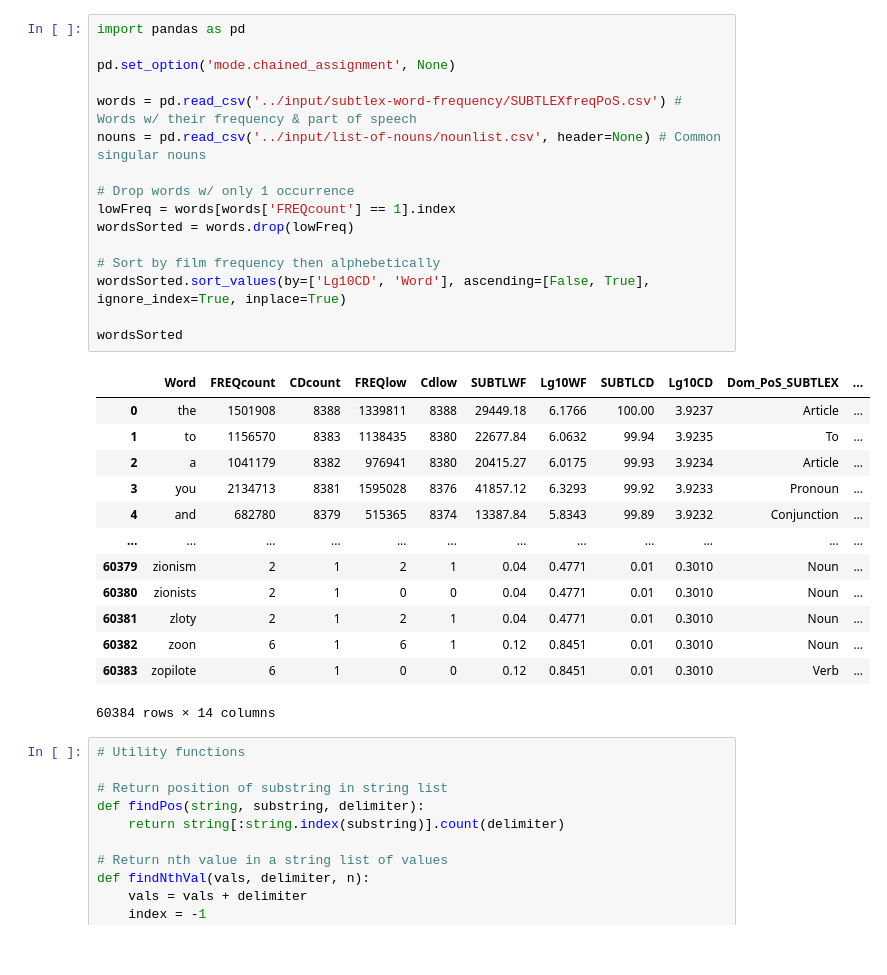
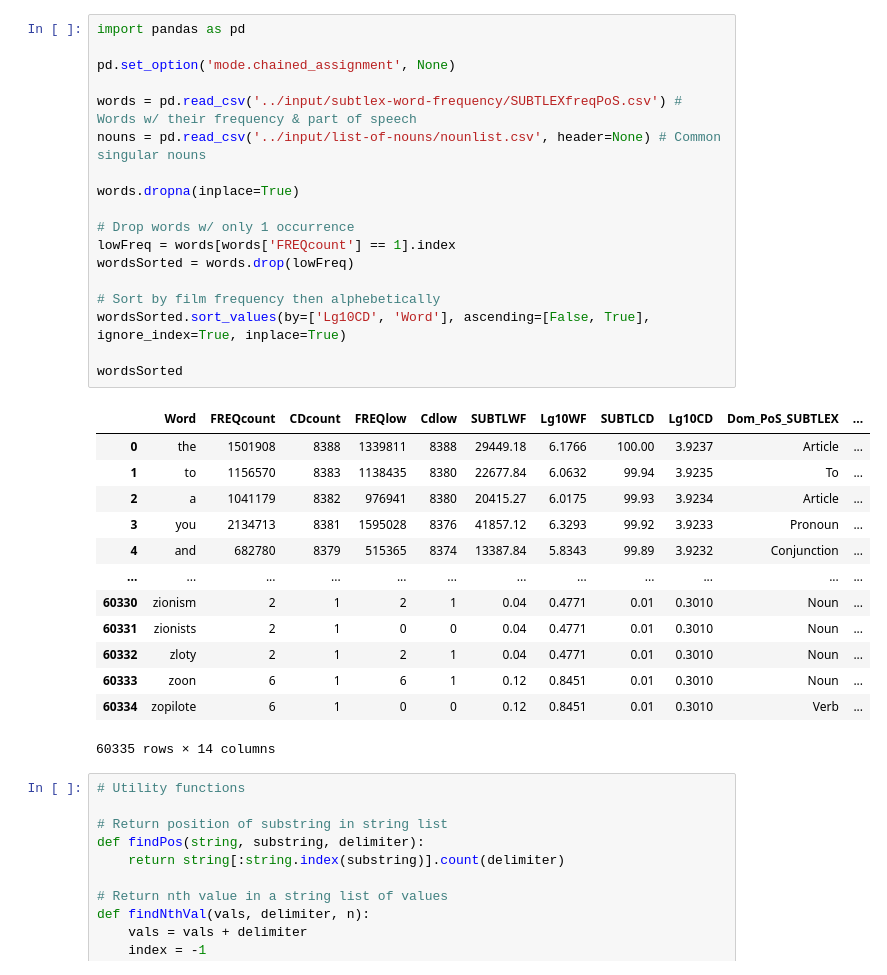
Before and after one commit to Luk3-V/Parse-SUBTLEX-Word-List, a Jupyter notebook: parse-subtlex-word-list.ipynb, the cells around one changed output. Saved outputs shown, nothing was run; the diff lists cells and outputs as text.

```diff
--- a/parse-subtlex-word-list.ipynb
+++ b/parse-subtlex-word-list.ipynb
@@ -1,33 +1,35 @@
 # %%
 import pandas as pd
 
 pd.set_option('mode.chained_assignment', None)
 
 words = pd.read_csv('../input/subtlex-word-frequency/SUBTLEXfreqPoS.csv') # Words w/ their frequency & part of speech
 nouns = pd.read_csv('../input/list-of-nouns/nounlist.csv', header=None) # Common singular nouns
+
+words.dropna(inplace=True)
 
 # Drop words w/ only 1 occurrence
 lowFreq = words[words['FREQcount'] == 1].index
 wordsSorted = words.drop(lowFreq)
 
 # Sort by film frequency then alphebetically
 wordsSorted.sort_values(by=['Lg10CD', 'Word'], ascending=[False, True], ignore_index=True, inplace=True)
 
 wordsSorted
 # %% [output]
 |  | Word | FREQcount | CDcount | FREQlow | Cdlow | SUBTLWF | Lg10WF | SUBTLCD | Lg10CD | Dom_PoS_SUBTLEX | ... |
 | 0 | the | 1501908 | 8388 | 1339811 | 8388 | 29449.18 | 6.1766 | 100.00 | 3.9237 | Article | ... |
 | 1 | to | 1156570 | 8383 | 1138435 | 8380 | 22677.84 | 6.0632 | 99.94 | 3.9235 | To | ... |
 | 2 | a | 1041179 | 8382 | 976941 | 8380 | 20415.27 | 6.0175 | 99.93 | 3.9234 | Article | ... |
 | 3 | you | 2134713 | 8381 | 1595028 | 8376 | 41857.12 | 6.3293 | 99.92 | 3.9233 | Pronoun | ... |
 | 4 | and | 682780 | 8379 | 515365 | 8374 | 13387.84 | 5.8343 | 99.89 | 3.9232 | Conjunction | ... |
 | ... | ... | ... | ... | ... | ... | ... | ... | ... | ... | ... | ... |
-| 60379 | zionism | 2 | 1 | 2 | 1 | 0.04 | 0.4771 | 0.01 | 0.3010 | Noun | ... |
-| 60380 | zionists | 2 | 1 | 0 | 0 | 0.04 | 0.4771 | 0.01 | 0.3010 | Noun | ... |
-| 60381 | zloty | 2 | 1 | 2 | 1 | 0.04 | 0.4771 | 0.01 | 0.3010 | Noun | ... |
-| 60382 | zoon | 6 | 1 | 6 | 1 | 0.12 | 0.8451 | 0.01 | 0.3010 | Noun | ... |
-| 60383 | zopilote | 6 | 1 | 0 | 0 | 0.12 | 0.8451 | 0.01 | 0.3010 | Verb | ... |
+| 60330 | zionism | 2 | 1 | 2 | 1 | 0.04 | 0.4771 | 0.01 | 0.3010 | Noun | ... |
+| 60331 | zionists | 2 | 1 | 0 | 0 | 0.04 | 0.4771 | 0.01 | 0.3010 | Noun | ... |
+| 60332 | zloty | 2 | 1 | 2 | 1 | 0.04 | 0.4771 | 0.01 | 0.3010 | Noun | ... |
+| 60333 | zoon | 6 | 1 | 6 | 1 | 0.12 | 0.8451 | 0.01 | 0.3010 | Noun | ... |
+| 60334 | zopilote | 6 | 1 | 0 | 0 | 0.12 | 0.8451 | 0.01 | 0.3010 | Verb | ... |
-60384 rows × 14 columns
+60335 rows × 14 columns
 # %%
 # Utility functions
 
```
Also changed, not shown: parts of 3 cells of this notebook.
